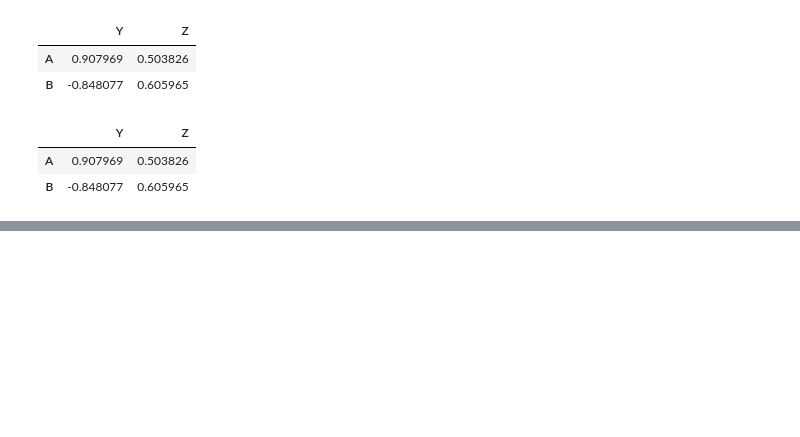
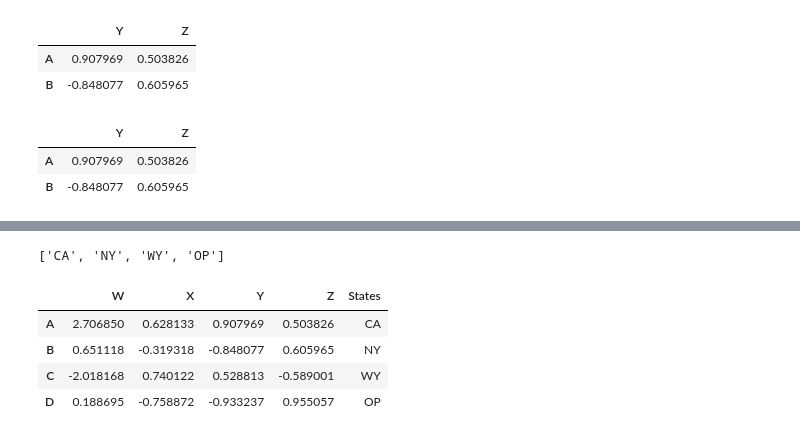
Before and after one commit to neeraj1bh/pytorch, a Jupyter notebook: Jupyter/Pandas/2-pd-dataframes.ipynb, the cells around one changed output, grey strips where cells are left out. Cells and saved outputs as stored; diff of their text form; code cells hidden in the pictures; blank space fills up the shorter version.

```diff
--- a/Jupyter/Pandas/2-pd-dataframes.ipynb
+++ b/Jupyter/Pandas/2-pd-dataframes.ipynb
@@ -174,0 +273,4 @@ df.loc[['A','B'],['Y','Z']]
+# %%
+new_ind
+# %% [output]
+['CA', 'NY', 'WY', 'OP']
@@ -174,0 +279,8 @@ df.loc[['A','B'],['Y','Z']]
+# %%
+df
+# %% [output]
+|  | W | X | Y | Z | States |
+| A | 2.706850 | 0.628133 | 0.907969 | 0.503826 | CA |
+| B | 0.651118 | -0.319318 | -0.848077 | 0.605965 | NY |
+| C | -2.018168 | 0.740122 | 0.528813 | -0.589001 | WY |
+| D | 0.188695 | -0.758872 | -0.933237 | 0.955057 | OP |
```
Also changed, not shown: parts of 26 cells of this notebook, 2 other files.
